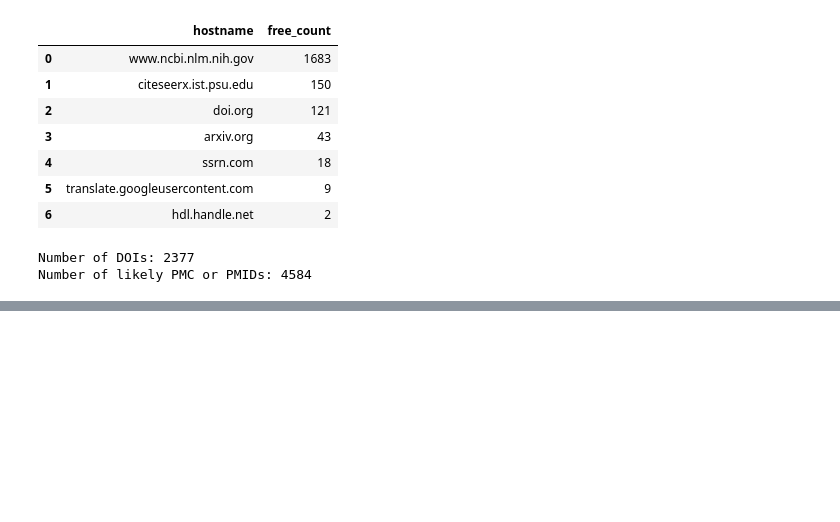
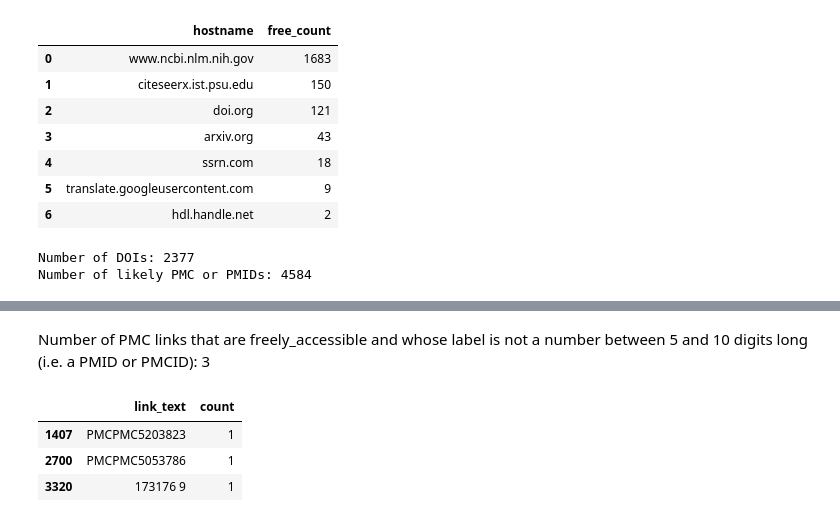
Before and after one commit to elifesciences-publications/wiki-citation-usage, a Jupyter notebook: ncbi-and-free-exploration.ipynb, the cells around one changed output, grey strips where cells are left out. Drawn from its saved outputs; the diff is of its cells as text; code cells hidden in the pictures; blank space fills up the shorter version.

```diff
--- a/ncbi-and-free-exploration.ipynb
+++ b/ncbi-and-free-exploration.ipynb
@@ -367,0 +369,44 @@ Number of PMC links that are not freely_accessible and whose label a number betw
+# %%
+# link labels for freely_accessible .ncbi.nlm.nih.gov/pmc extClick events
+# limited to W pages with external links
+# not limited to sampled pageloads
+free_pmc_labels_query = """
+SELECT link_text, COUNT(*) AS count
+FROM citationusage
+WHERE wiki = 'enwiki'
+AND action = 'extClick'
+AND parse_url(link_url,'HOST') LIKE '%.ncbi.nlm.nih.gov'
+AND LOWER(REGEXP_EXTRACT(parse_url(link_url,'PATH'),'(/[^/]+)')) = '/pmc'
+AND freely_accessible != FALSE
+AND page_id IN
+        (SELECT DISTINCT page_id
+        FROM ryanmax.pages_with_extlinks
+        WHERE to_date(dt) >= '{}'
+        AND to_date(dt) <= '{}'
+        )
+{}
+AND to_date(event_time) >= '{}'
+AND to_date(event_time) <= '{}'
+AND useragent_is_bot = FALSE
+GROUP BY link_text, action
+ORDER BY COUNT(*) DESC
+"""
+free_pmc_labels = spark.sql(
+    free_pmc_labels_query.format(
+        start_date_string, end_date_string,
+        event_exclusion_sql, start_date_string, end_date_string
+    ))
+free_pmc_labels_rdd = free_pmc_labels.rdd
+free_pmc_labels_df = sqlContext.createDataFrame(free_pmc_labels_rdd)
+free_pmc_labels_pandas = free_pmc_labels_df.toPandas()
+# %%
+free_pmc = free_pmc_labels_pandas.loc[-(free_pmc_labels_pandas['link_text'].str.contains('^\d{5,10}$'))]['count'].sum()
+display(Markdown("Number of PMC links that are freely_accessible and whose label is not a number between 5 and 10 digits long (i.e. a PMID or PMCID): {0}".format(free_pmc)))
+#free_pmc_labels_pandas
+free_pmc_labels_pandas.loc[-(free_pmc_labels_pandas['link_text'].str.contains('^\d{5,10}$'))]
+# %% [output]
+Number of PMC links that are freely_accessible and whose label is not a number between 5 and 10 digits long (i.e. a PMID or PMCID): 3
+|  | link_text | count |
+| 1407 | PMCPMC5203823 | 1 |
+| 2700 | PMCPMC5053786 | 1 |
+| 3320 | 173176 9 | 1 |
```
Also changed, not shown: parts of 1 cell of this notebook.
